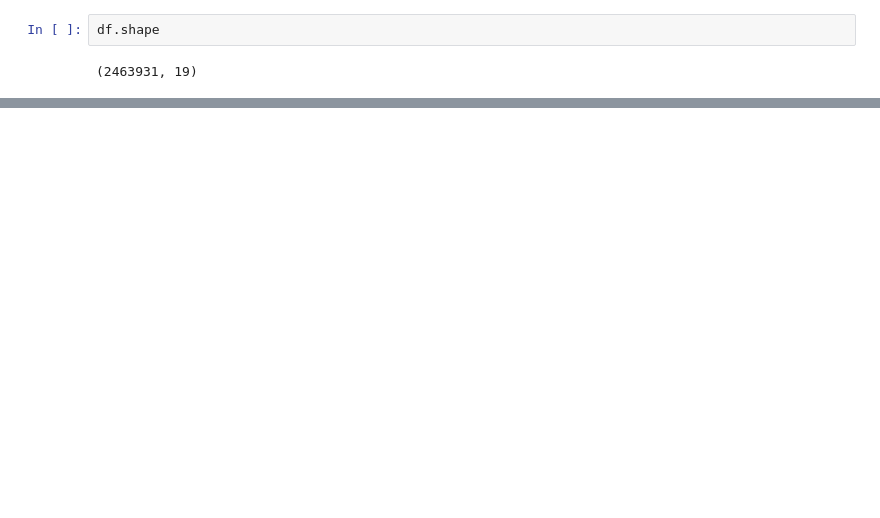
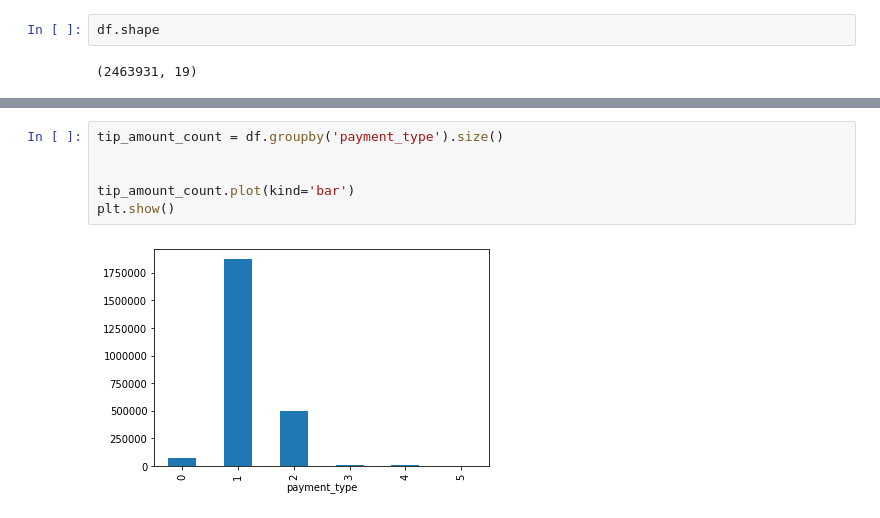
Before and after one commit to MosabKhaled/NewYorkTaxiAnalysis, a Jupyter notebook: New York Taxi Analysis .ipynb, the cells around one changed output, grey strips where cells are left out. Drawn from its saved outputs; the diff is of its cells as text; blank space fills up the shorter version.

```diff
--- a/New York Taxi Analysis .ipynb
+++ b/New York Taxi Analysis .ipynb
@@ -22,0 +76,8 @@ df.shape
+# %%
+tip_amount_count = df.groupby('payment_type').size()
+
+
+tip_amount_count.plot(kind='bar')
+plt.show()
+# %% [output]
+[figure, added]
```
Also changed, not shown: parts of 7 cells of this notebook, 1 other file.
